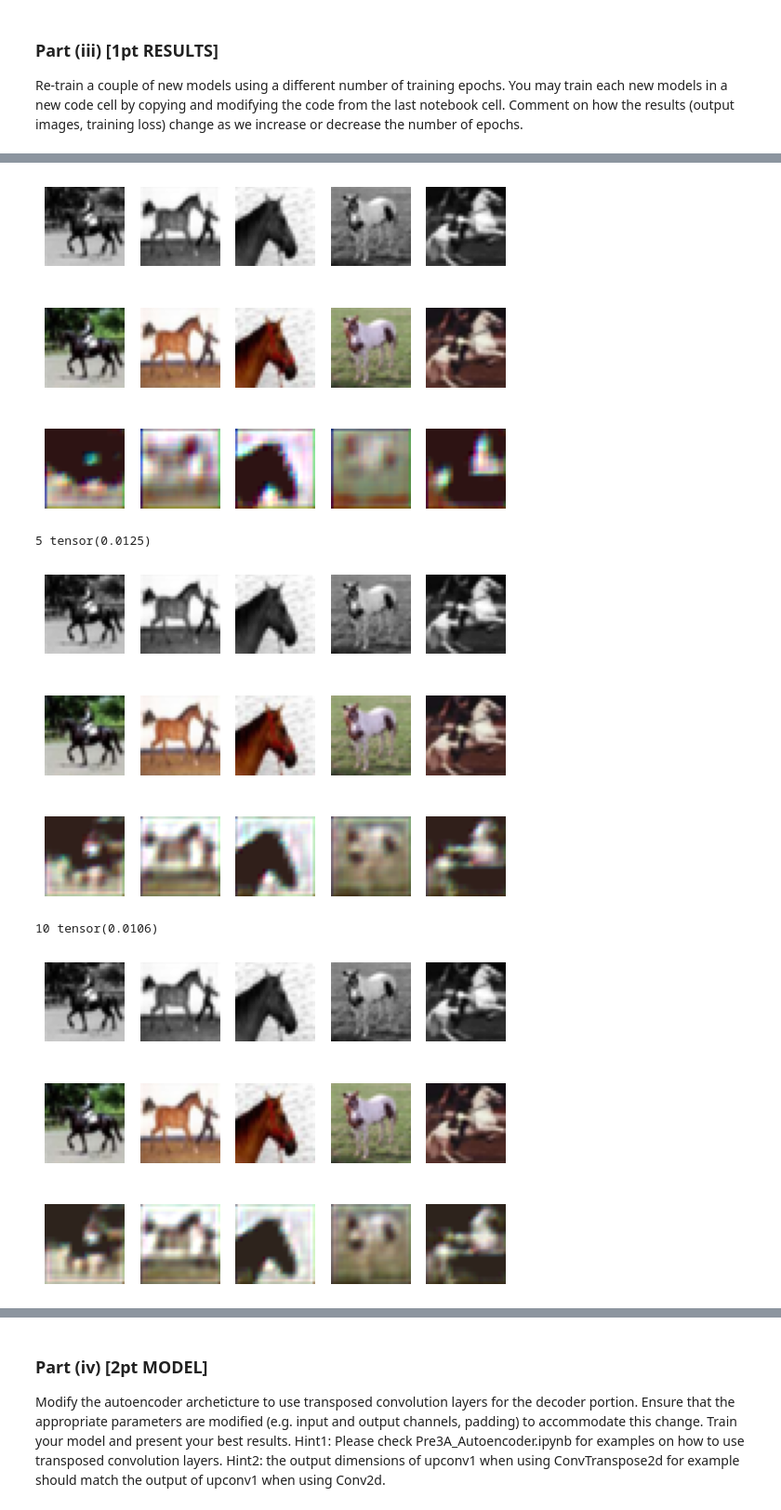
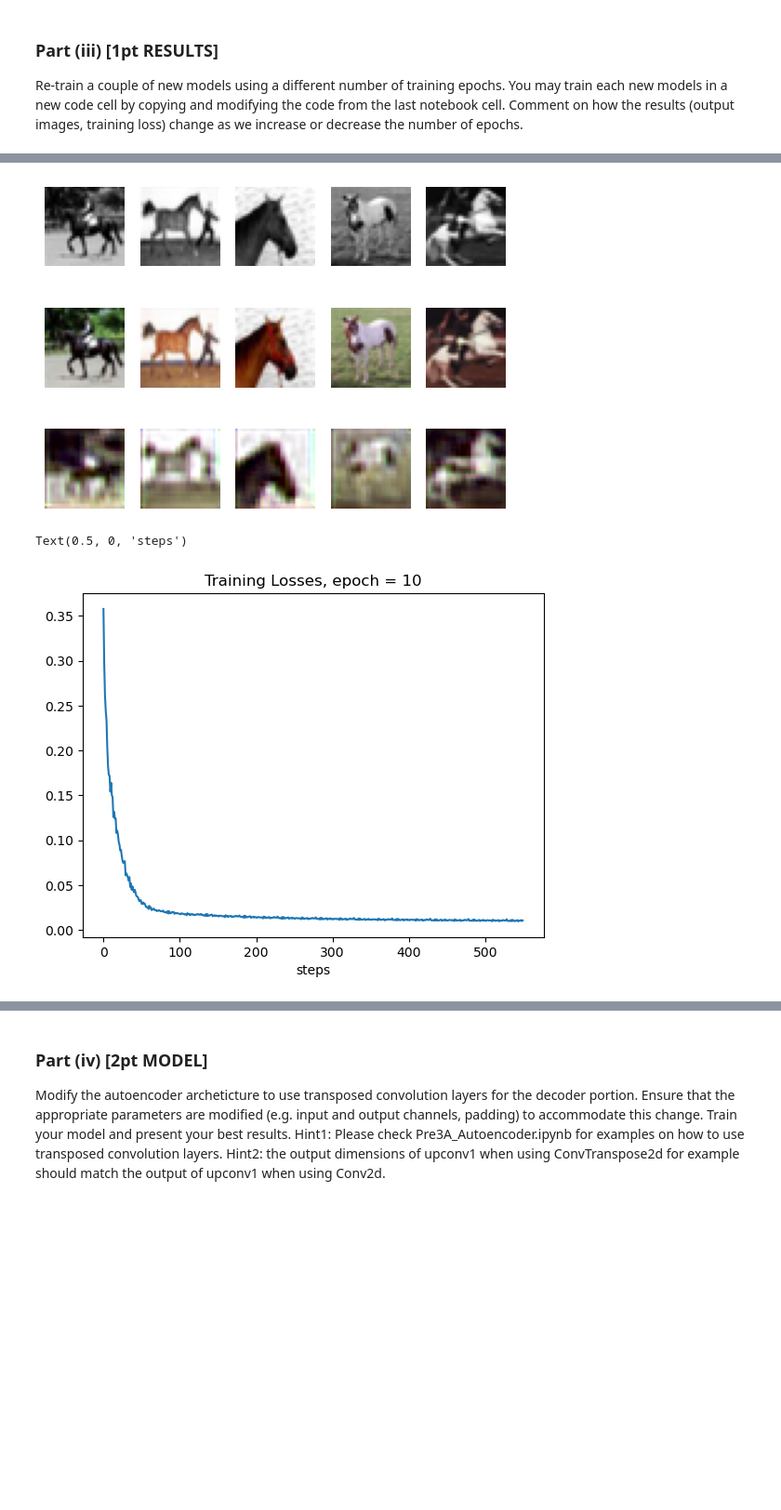
Before and after one commit to iolj-uoft/MIE1517-Intro-to-Deep-Learning, a Jupyter notebook: 2_Assignments/A3_GAN/A3.ipynb, the cells around one changed output, grey strips where cells are left out. Shown at 93% size. Drawn from its saved outputs; the diff is of its cells as text; code cells hidden in the pictures; blank space fills up the shorter version.

```diff
--- a/2_Assignments/A3_GAN/A3.ipynb
+++ b/2_Assignments/A3_GAN/A3.ipynb
@@ -463,10 +469,6 @@ def train(args, gen=None):
     train_rgb, train_grey = process(x_train, y_train, downsize_input=args.downsize_input)
     test_rgb, test_grey = process(x_test, y_test, downsize_input=args.downsize_input)
 
-    # Create the outputs folder if not created already
-    if not os.path.exists(save_dir):
-        os.makedirs(save_dir)
-
     print("Beginning training ...")
     if args.gpu:
         gen.cuda()
@@ -488,13 +490,13 @@ def train(args, gen=None):
             loss = criterion(outputs, labels)
             loss.backward()
             optimizer.step()
-            losses.append(loss.data.item())
+            train_losses.append(loss.data.item())
 
-        if args.plot and epoch % 5 ==0 :
+        if args.plot and epoch == args.epochs - 1 :
           print(epoch, loss.cpu().detach())
           visual(images, labels, outputs, args.gpu, 1)
 
-    return gen
+    return gen, train_losses
 # %% [markdown]
 Training visualization code
 # %%
@@ -633,7 +646,12 @@ args_dict = {
 }
 
 args.update(args_dict)
-cnn = train(args)
+cnn, loss = train(args)
+fig, ax = plt.subplots()
+losses = np.array(loss)
+plt.plot(losses)
+plt.title("Training Losses, epoch = 10")
+plt.xlabel("steps")
 # %% [output]
 Loading data...
 File path: data\cifar-10-batches-py.tar.gz
@@ -643,5 +661,3 @@ Beginning training ...
-[figure, old version]
+[figure, new version]
-5 tensor(0.0125)
+Text(0.5, 0, 'steps')
-[figure, old version]
+[figure, new version]
-10 tensor(0.0106)
-[figure, removed]
```
Also changed, not shown: parts of 54 cells of this notebook, 1 other file.
